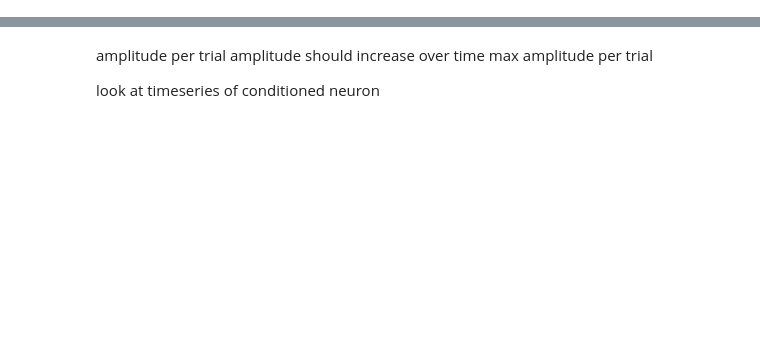
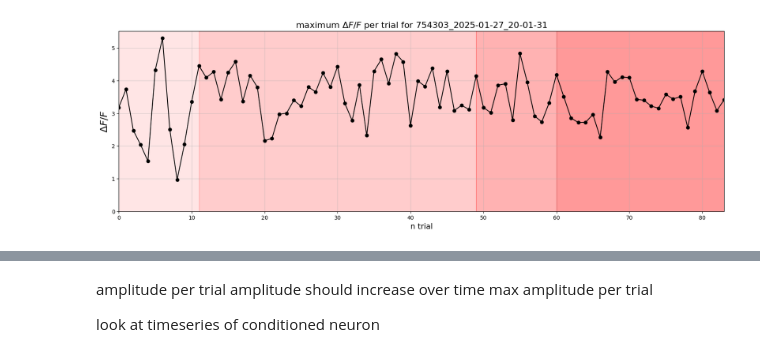
Before and after one commit to camilosada/dynamic_brain_workshop, a Jupyter notebook: code/polsen/250902_max_per_trial.ipynb, the cells around one changed output, grey strips where cells are left out. Cells and saved outputs as stored; diff of their text form; code cells hidden in the pictures; blank space fills up the shorter version.

```diff
--- a/code/polsen/250902_max_per_trial.ipynb
+++ b/code/polsen/250902_max_per_trial.ipynb
@@ -203,0 +56,19 @@ istp
+# %%
+def convert_roi_index(roi: int, valid_rois: pd.DataFrame):
+    """
+    Takes a target ROI index and returns new index for given mapping
+
+    Parameters
+    ----------
+    roi : int
+        ROI to get index for
+    valid_rois : pd.DataFrame
+        Table including original ROI indices
+
+    Returns
+    -------
+    int
+        new ROI index
+    """
+    roi_original_idx = valid_rois.reset_index()['id']
+    return roi_original_idx[roi_original_idx==roi].index[0]
@@ -203,0 +189,18 @@ istp
+# %%
+new_index = convert_roi_index(cn_index, valid_rois)
+max_dff = np.nanmax(dff_by_trial, axis=2)
+cn_max = max_dff[new_index, :]
+# %%
+fig, ax = plt.subplots(figsize=(20, 6))
+ax.plot(cn_max, c='k',  marker='o', linestyle='-')
+for i in range(len(index_change_thresh)-2):
+    ax.axvspan(index_change_thresh[i-1], index_change_thresh[i], color='r', alpha=0.1*i)
+ax.set_ylim(0)
+ax.set_xlim(0, cn_max.shape[0]-1)
+ax.set_title(f'maximum $\Delta F / F$ per trial for {sesh.split("_pro")[0].split("ophys_")[1]}', fontsize=16)
+ax.set_xlabel('n trial', fontsize=14)
+ax.set_ylabel('$\Delta F / F$', fontsize=18)
+ax.grid(which='major', alpha=0.5)
+plt.savefig(f'../../figs/max_dff_per_trial/{sesh}.jpg')
+# %% [output]
+[figure, added]
```
Also changed, not shown: parts of 37 cells of this notebook, 1 other file.
